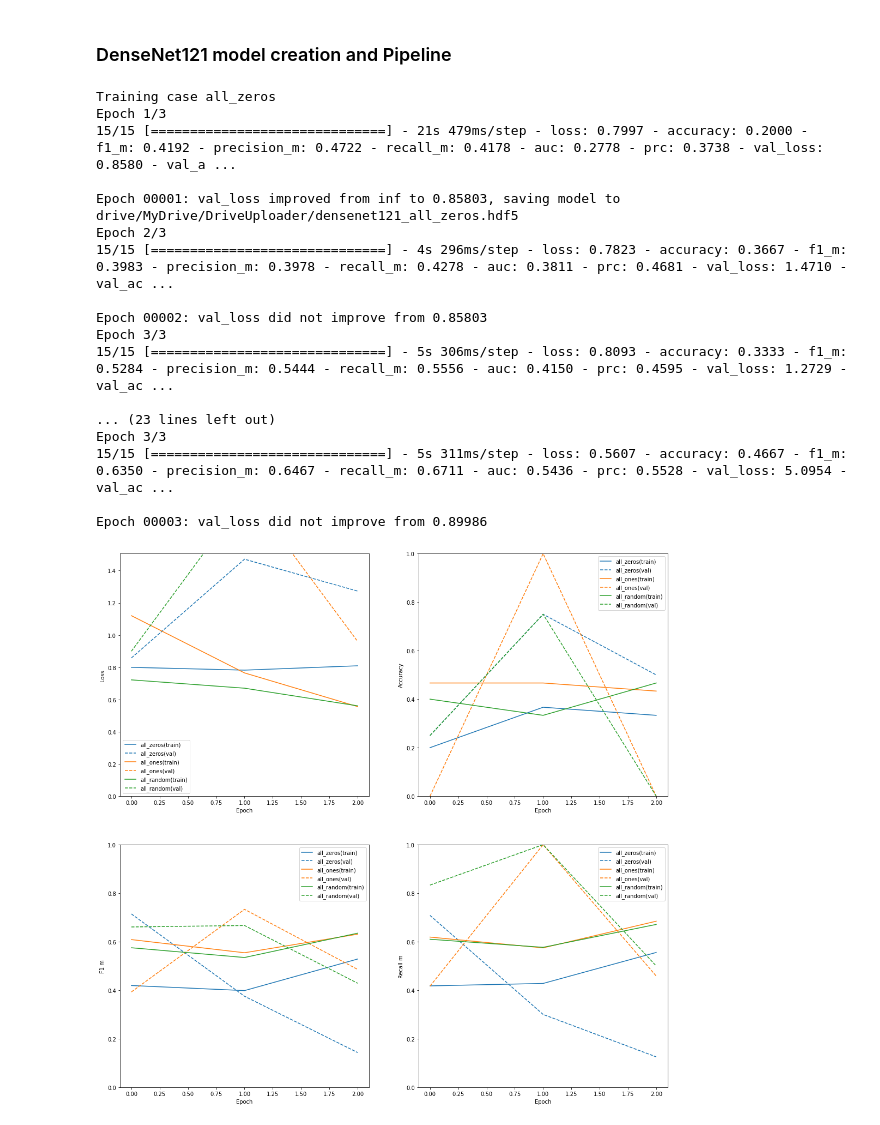
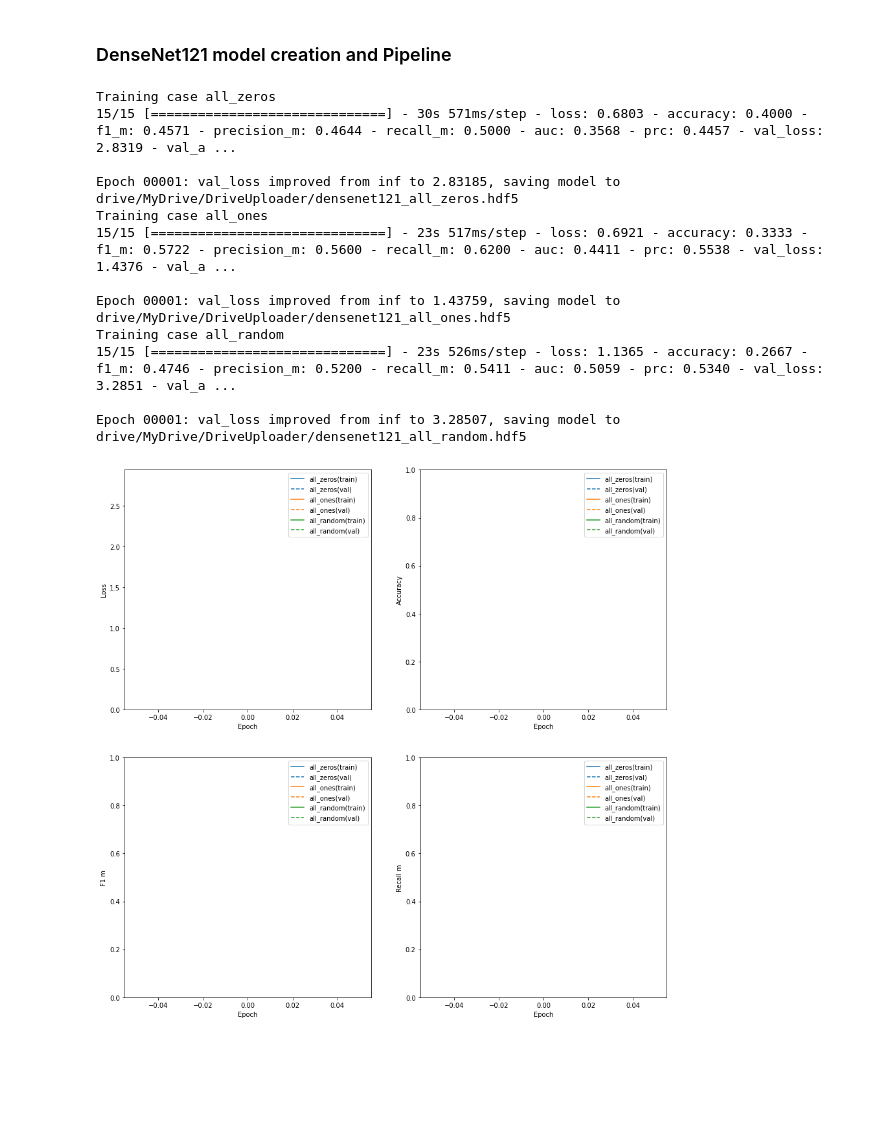
Before and after one commit to vassilispapadop/chexpert, a Jupyter notebook: CheXpert-nb-small.ipynb, the cells around one changed output. Saved outputs shown, nothing was run; the diff lists cells and outputs as text; code cells hidden in the pictures; blank space fills up the shorter version.

```diff
--- a/CheXpert-nb-small.ipynb
+++ b/CheXpert-nb-small.ipynb
@@ -95,7 +95,11 @@ class Dataset:
     self.class_weights = None
 
     # train history
+    self.model = None
     self.model_history = None
+    self.STEP_SIZE_TRAIN = None
+    self.STEP_SIZE_VALID= None
+    self.STEP_SIZE_TEST= None
 
   def handle_uncertainty(self, case):
     # handle uncertainty, a_zeros, a_ones, a_random
@@ -157,6 +161,9 @@ class Dataset:
                                                       target_size=input_size,
                                                       shuffle = False, batch_size=1)
 
+    self.STEP_SIZE_TRAIN=self.train_generator.n//self.train_generator.batch_size
+    self.STEP_SIZE_VALID=self.valid_generator.n//self.valid_generator.batch_size
+    self.STEP_SIZE_TEST=self.test_generator.n//self.test_generator.batch_size
 
 
   def calculate_weights(self):
@@ -310,7 +317,7 @@ def f1_m(y_true, y_pred):
 # %% [markdown]
 ### DenseNet121 model creation and Pipeline
 # %%
-def pipeline(dataset, epochs):
+def pipeline(case, epochs):
   #model architecture design/selection
   #EfficientNetB0/DenseNet121
   input = tf.keras.Input(shape=(*input_size,3))
@@ -325,7 +332,7 @@ def pipeline(dataset, epochs):
   fc = tf.keras.layers.Dense(1024, activation='relu')(gap)
 
   # Finally, we add a classification layer.
-  output = tf.keras.layers.Dense(dataset.num_classes, activation='sigmoid')(fc)
+  output = tf.keras.layers.Dense(case.num_classes, activation='sigmoid')(fc)
 
   for layer in base_model.layers:
       layer.trainable = True
@@ -342,77 +349,68 @@ def pipeline(dataset, epochs):
 
   # model.summary()
 
-  # start training
-  STEP_SIZE_TRAIN=dataset.train_generator.n//dataset.train_generator.batch_size
-  STEP_SIZE_VALID=dataset.valid_generator.n//dataset.valid_generator.batch_size
-  STEP_SIZE_TEST=dataset.test_generator.n//dataset.test_generator.batch_size
-
   #Tensorboard
   log_dir = "logs/"# + datetime.datetime.now().strftime("%Y%m%d-%H%M%S")
   tensorboard_callback = tf.keras.callbacks.TensorBoard(log_dir=log_dir, histogram_freq=1)
   # Checkpoint to save best model
-  model_name = 'densenet121_' + dataset.test_case + '.hdf5'
+  model_name = 'densenet121_' + case.test_case + '.hdf5'
   checkpoint = ModelCheckpoint('drive/MyDrive/DriveUploader/'+ model_name, save_best_only = True, monitor = 'val_loss', verbose = 1)
 
-  model_h = model.fit(dataset.train_generator,
-                      steps_per_epoch=STEP_SIZE_TRAIN,
-                      validation_data=dataset.valid_generator,
-                      validation_steps=STEP_SIZE_VALID,
+  model_h = model.fit(case.train_generator,
+                      steps_per_epoch=case.STEP_SIZE_TRAIN,
+                      validation_data=case.valid_generator,
+                      validation_steps=case.STEP_SIZE_VALID,
                       epochs=epochs,
                       callbacks=[checkpoint],
-                      class_weight = dataset.class_weights)
+                      class_weight = case.class_weights)
 
-  dataset.model_history = model_h
+  case.model = model
+  case.model_history = model_h
 # %%
 for case in dataset_cases:
   print(f'Training case {case.test_case}')
-  pipeline(dataset = case, epochs = 3)
+  pipeline(case = case, epochs = 1)
 # %% [output]
 Training case all_zeros
-Epoch 1/3
-15/15 [==============================] - 21s 479ms/step - loss: 0.7997 - accuracy: 0.2000 - f1_m: 0.4192 - precision_m: 0.4722 - recall_m: 0.4178 - auc: 0.2778 - prc: 0.3738 - val_loss: 0.8580 - val_a ...
+15/15 [==============================] - 30s 571ms/step - loss: 0.6803 - accuracy: 0.4000 - f1_m: 0.4571 - precision_m: 0.4644 - recall_m: 0.5000 - auc: 0.3568 - prc: 0.4457 - val_loss: 2.8319 - val_a ...
 
-Epoch 00001: val_loss improved from inf to 0.85803, saving model to drive/MyDrive/DriveUploader/densenet121_all_zeros.hdf5
-Epoch 2/3
-15/15 [==============================] - 4s 296ms/step - loss: 0.7823 - accuracy: 0.3667 - f1_m: 0.3983 - precision_m: 0.3978 - recall_m: 0.4278 - auc: 0.3811 - prc: 0.4681 - val_loss: 1.4710 - val_ac ...
+Epoch 00001: val_loss improved from inf to 2.83185, saving model to drive/MyDrive/DriveUploader/densenet121_all_zeros.hdf5
+Training case all_ones
+15/15 [==============================] - 23s 517ms/step - loss: 0.6921 - accuracy: 0.3333 - f1_m: 0.5722 - precision_m: 0.5600 - recall_m: 0.6200 - auc: 0.4411 - prc: 0.5538 - val_loss: 1.4376 - val_a ...
 
-Epoch 00002: val_loss did not improve from 0.85803
-Epoch 3/3
-15/15 [==============================] - 5s 306ms/step - loss: 0.8093 - accuracy: 0.3333 - f1_m: 0.5284 - precision_m: 0.5444 - recall_m: 0.5556 - auc: 0.4150 - prc: 0.4595 - val_loss: 1.2729 - val_ac ...
+Epoch 00001: val_loss improved from inf to 1.43759, saving model to drive/MyDrive/DriveUploader/densenet121_all_ones.hdf5
+Training case all_random
+15/15 [==============================] - 23s 526ms/step - loss: 1.1365 - accuracy: 0.2667 - f1_m: 0.4746 - precision_m: 0.5200 - recall_m: 0.5411 - auc: 0.5059 - prc: 0.5340 - val_loss: 3.2851 - val_a ...
 
-... (23 lines left out)
-Epoch 3/3
-15/15 [==============================] - 5s 311ms/step - loss: 0.5607 - accuracy: 0.4667 - f1_m: 0.6350 - precision_m: 0.6467 - recall_m: 0.6711 - auc: 0.5436 - prc: 0.5528 - val_loss: 5.0954 - val_ac ...
-
-Epoch 00003: val_loss did not improve from 0.89986
+Epoch 00001: val_loss improved from inf to 3.28507, saving model to drive/MyDrive/DriveUploader/densenet121_all_random.hdf5
 # %%
-plt.rcParams["figure.figsize"] = (18,18)
+plt.rcParams["figure.figsize"] = (15,15)
 colors = plt.rcParams['axes.prop_cycle'].by_key()['color']
 
 def plot_metrics(case, metrics, color_index):
   #['loss', 'accuracy', 'f1_m', 'recall_m']
   model_history = case.model_history
   test_case = case.test_case
   for n, metric in enumerate(metrics):
     name = metric.replace("_"," ").capitalize()
     plt.subplot(2,2,n+1)
     plt.plot(model_history.epoch, model_history.history[metric], color=colors[color_index], label=f'{test_case}(train)')
     plt.plot(model_history.epoch, model_history.history['val_'+metric],
              color=colors[color_index], linestyle="--", label=f'{test_case}(val)')
     plt.xlabel('Epoch')
     plt.ylabel(name)
     if metric == 'loss':
       plt.ylim([0, plt.ylim()[1]])
     elif metric == 'auc':
       plt.ylim([0.8,1])
     else:
       plt.ylim([0,1])
 
     plt.legend()
 
 color_index = 0
 for case in dataset_cases:
   plot_metrics(case, ['loss', 'accuracy','f1_m', 'recall_m'], color_index)
   color_index +=1
 # %% [output]
-[figure, old version]
+[figure, new version]
```
Also changed, not shown: parts of 5 cells of this notebook.
